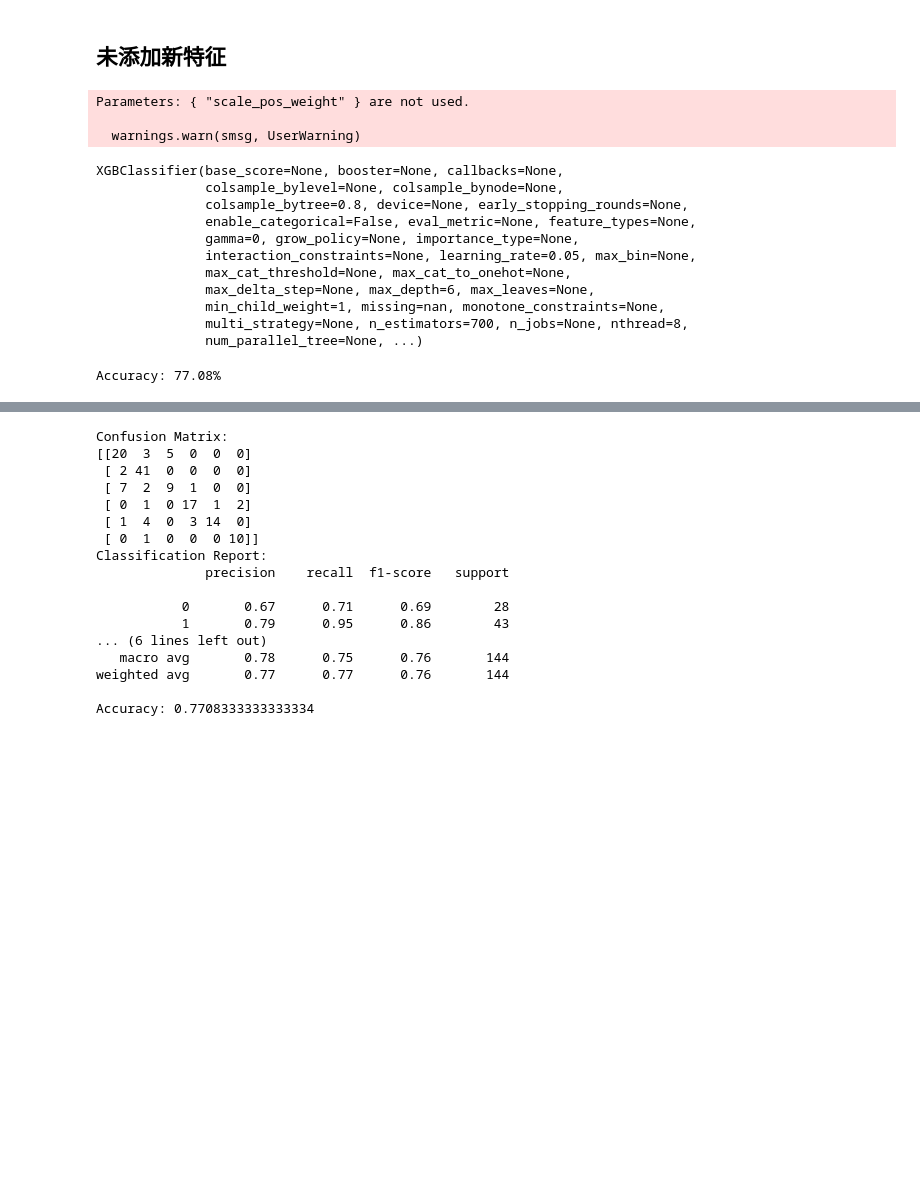
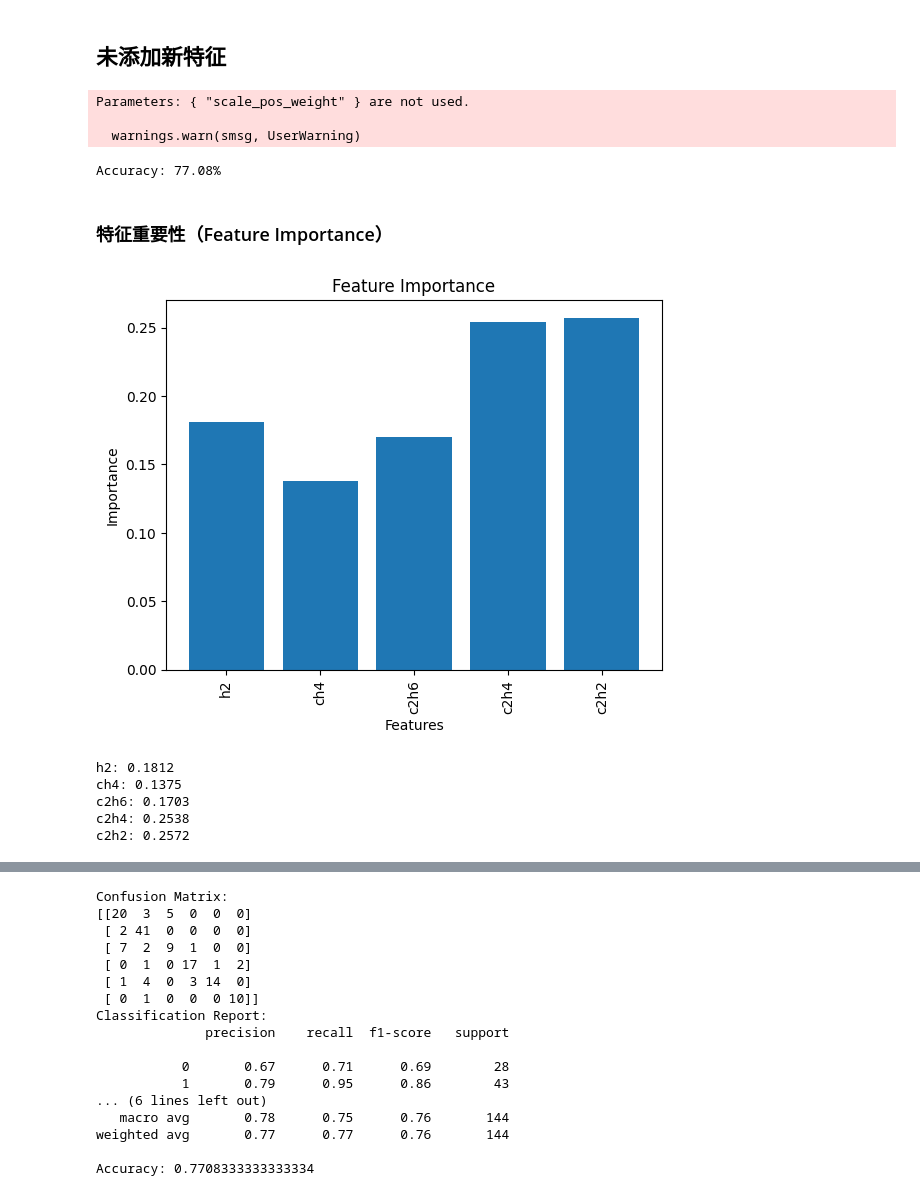
Before and after one commit to Sihan0229/DGA, a Jupyter notebook: Dissolved-Gas-Analysis/dga_mydata.ipynb, the cells around one changed output, grey strips where cells are left out. Cells and saved outputs as stored; diff of their text form; code cells hidden in the pictures; blank space fills up the shorter version.

```diff
--- a/Dissolved-Gas-Analysis/dga_mydata.ipynb
+++ b/Dissolved-Gas-Analysis/dga_mydata.ipynb
@@ -394,20 +446,3 @@ xgb1 = XGBClassifier(
 # %%
 y_train = y_train - 1
 y_test = y_test - 1
-# %%
-xgb1.fit(X_train,y_train)
-# %% [output]
-Parameters: { "scale_pos_weight" } are not used.
-
-  warnings.warn(smsg, UserWarning)
-XGBClassifier(base_score=None, booster=None, callbacks=None,
-              colsample_bylevel=None, colsample_bynode=None,
-              colsample_bytree=0.8, device=None, early_stopping_rounds=None,
-              enable_categorical=False, eval_metric=None, feature_types=None,
-              gamma=0, grow_policy=None, importance_type=None,
-              interaction_constraints=None, learning_rate=0.05, max_bin=None,
-              max_cat_threshold=None, max_cat_to_onehot=None,
-              max_delta_step=None, max_depth=6, max_leaves=None,
-              min_child_weight=1, missing=nan, monotone_constraints=None,
-              multi_strategy=None, n_estimators=700, n_jobs=None, nthread=8,
-              num_parallel_tree=None, ...)
@@ -416,6 +449,41 @@ preds = xgb1.predict(X_test) # 输出类别
 # %%
+xgb1.fit(X_train,y_train)
+
+preds = xgb1.predict(X_test) # 输出类别
 from sklearn.metrics import accuracy_score
 accuracy = accuracy_score(preds,y_test) # 计算准确率
 print("Accuracy: %.2f%%" % (accuracy * 100.0))
 # %% [output]
-Accuracy: 77.08%
+Parameters: { "scale_pos_weight" } are not used.
+
+  warnings.warn(smsg, UserWarning)
+Accuracy: 77.08%
+# %% [markdown]
+### 特征重要性（Feature Importance）
+# %%
+import xgboost as xgb
+import matplotlib.pyplot as plt
+
+# 假设 xgb1, X_train, y_train, X_test, y_test 已经定义
+
+# 获取特征重要性（使用 "gain"）
+importance = xgb1.feature_importances_
+
+# 可视化特征重要性
+plt.bar(range(len(importance)), importance)
+plt.xticks(range(len(importance)), X_train.columns, rotation='vertical') # X_train.columns 是特征名称
+plt.xlabel("Features")
+plt.ylabel("Importance")
+plt.title("Feature Importance")
+plt.show()
+
+# 打印特征重要性
+for i, feature in enumerate(X_train.columns):
+    print(f"{feature}: {importance[i]:.4f}")
+# %% [output]
+[figure, added]
+h2: 0.1812
+ch4: 0.1375
+c2h6: 0.1703
+c2h4: 0.2538
+c2h2: 0.2572
```
Also changed, not shown: parts of 13 cells of this notebook, 2 other files.
